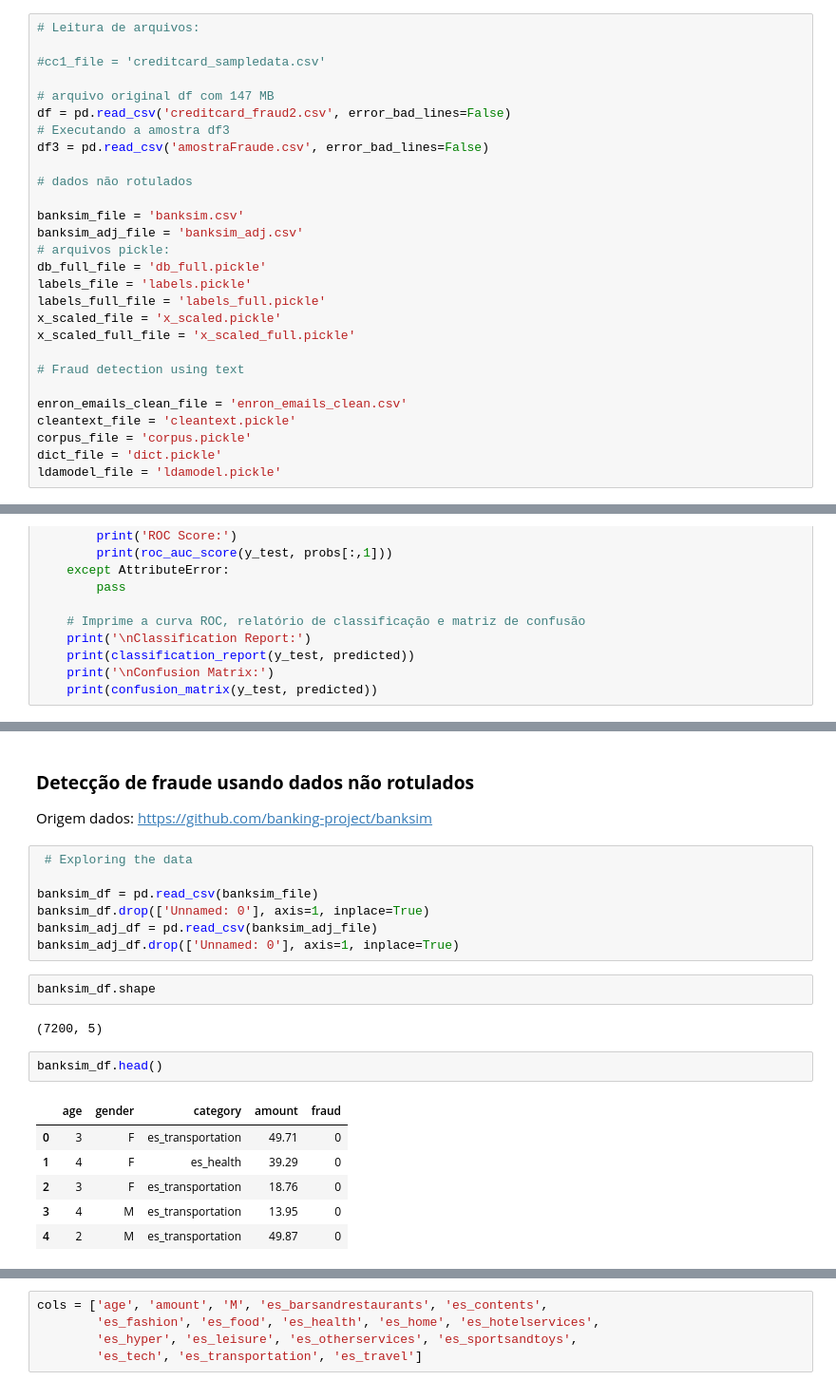
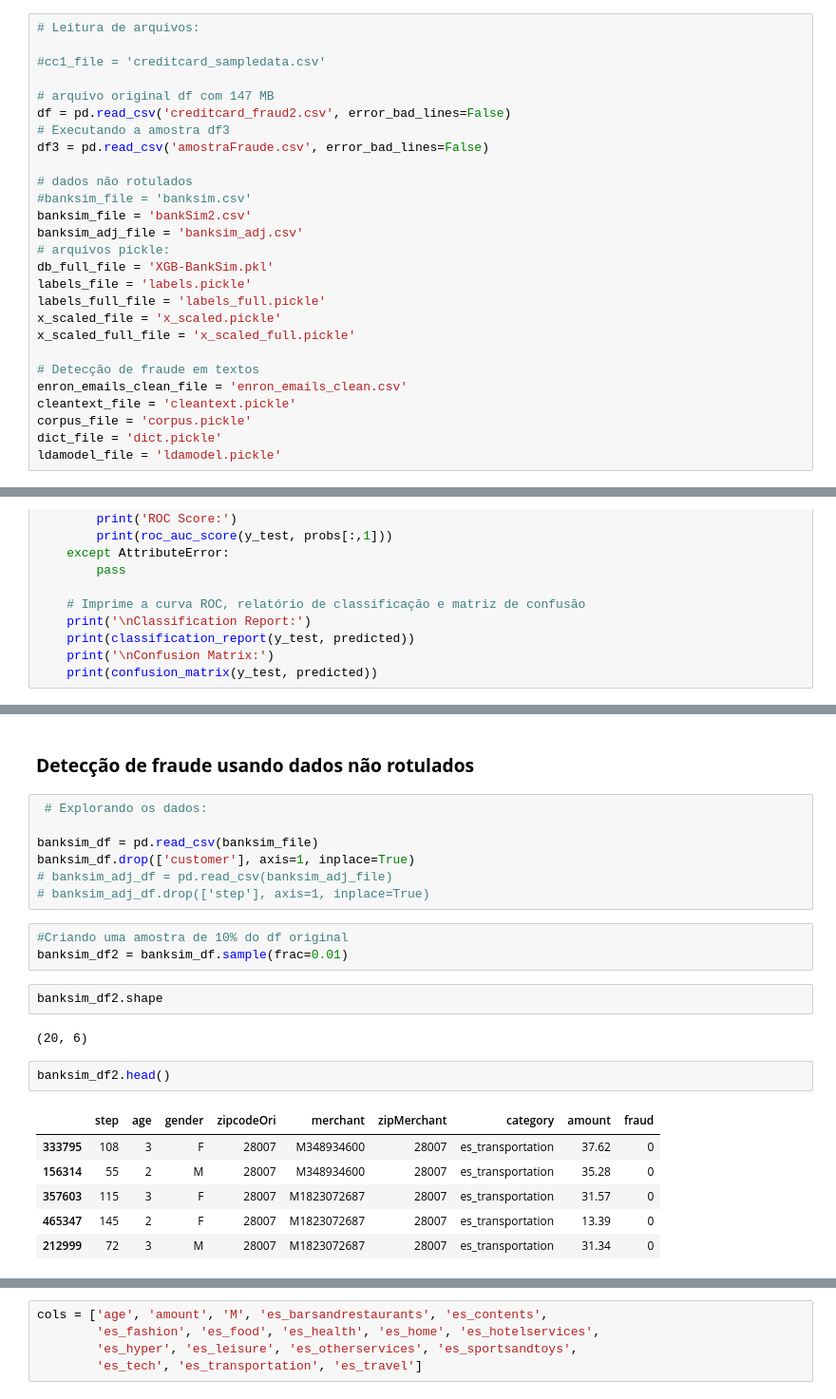
Before and after one commit to rodglins/Deteccao_Fraude_Python, a Jupyter notebook: projetoDeteccaoFraudeDIO.ipynb, the cells around one changed output, grey strips where cells are left out. Shown at 95% size. Drawn from its saved outputs; the diff is of its cells as text.

```diff
--- a/projetoDeteccaoFraudeDIO.ipynb
+++ b/projetoDeteccaoFraudeDIO.ipynb
@@ -76,18 +80,17 @@ df = pd.read_csv('creditcard_fraud2.csv', error_bad_lines=False)
 df3 = pd.read_csv('amostraFraude.csv', error_bad_lines=False)
 
 # dados não rotulados
-
-banksim_file = 'banksim.csv'
+#banksim_file = 'banksim.csv'
+banksim_file = 'bankSim2.csv'
 banksim_adj_file = 'banksim_adj.csv'
 # arquivos pickle:
-db_full_file = 'db_full.pickle'
+db_full_file = 'XGB-BankSim.pkl'
 labels_file = 'labels.pickle'
 labels_full_file = 'labels_full.pickle'
 x_scaled_file = 'x_scaled.pickle'
 x_scaled_full_file = 'x_scaled_full.pickle'
 
-# Fraud detection using text
-
+# Detecção de fraude em textos
 enron_emails_clean_file = 'enron_emails_clean.csv'
 cleantext_file = 'cleantext.pickle'
 corpus_file = 'corpus.pickle'
@@ -945,28 +953,28 @@ Confusion Matrix:
 # %% [markdown]
 ### **Detecção de fraude usando dados não rotulados**
-
-Origem dados:
-https://github.com/banking-project/banksim
 # %%
- # Exploring the data
+ # Explorando os dados:
 
 banksim_df = pd.read_csv(banksim_file)
-banksim_df.drop(['Unnamed: 0'], axis=1, inplace=True)
-banksim_adj_df = pd.read_csv(banksim_adj_file)
-banksim_adj_df.drop(['Unnamed: 0'], axis=1, inplace=True)
+banksim_df.drop(['customer'], axis=1, inplace=True)
+# banksim_adj_df = pd.read_csv(banksim_adj_file)
+# banksim_adj_df.drop(['step'], axis=1, inplace=True)
+# %%
+#Criando uma amostra de 10% do df original
+banksim_df2 = banksim_df.sample(frac=0.01)
 # %%
-banksim_df.shape
+banksim_df2.shape
 # %% [output]
-(7200, 5)
+(20, 6)
 # %%
-banksim_df.head()
+banksim_df2.head()
 # %% [output]
-|  | age | gender | category | amount | fraud |
-| 0 | 3 | F | es_transportation | 49.71 | 0 |
-| 1 | 4 | F | es_health | 39.29 | 0 |
-| 2 | 3 | F | es_transportation | 18.76 | 0 |
-| 3 | 4 | M | es_transportation | 13.95 | 0 |
-| 4 | 2 | M | es_transportation | 49.87 | 0 |
+|  | step | age | gender | zipcodeOri | merchant | zipMerchant | category | amount | fraud |
+| 333795 | 108 | 3 | F | 28007 | M348934600 | 28007 | es_transportation | 37.62 | 0 |
+| 156314 | 55 | 2 | M | 28007 | M348934600 | 28007 | es_transportation | 35.28 | 0 |
+| 357603 | 115 | 3 | F | 28007 | M1823072687 | 28007 | es_transportation | 31.57 | 0 |
+| 465347 | 145 | 2 | F | 28007 | M1823072687 | 28007 | es_transportation | 13.39 | 0 |
+| 212999 | 72 | 3 | M | 28007 | M1823072687 | 28007 | es_transportation | 31.34 | 0 |
 # %%
 banksim_adj_df.shape
 # %% [output]
```
Also changed, not shown: parts of 107 cells of this notebook, 1 other file.
